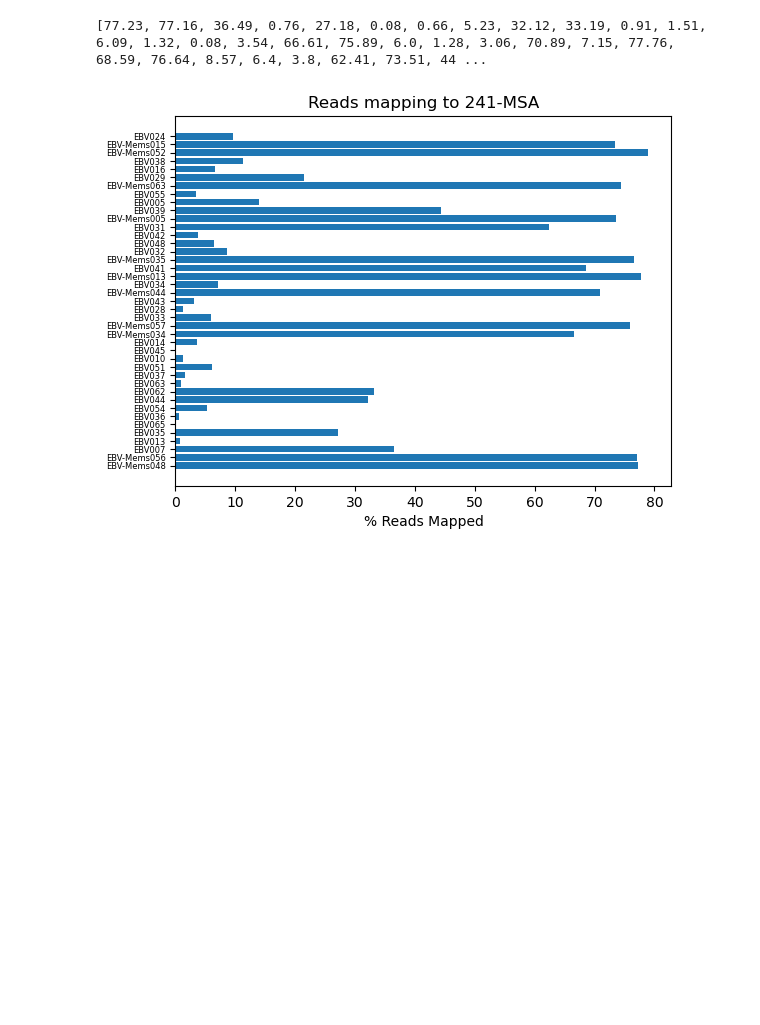
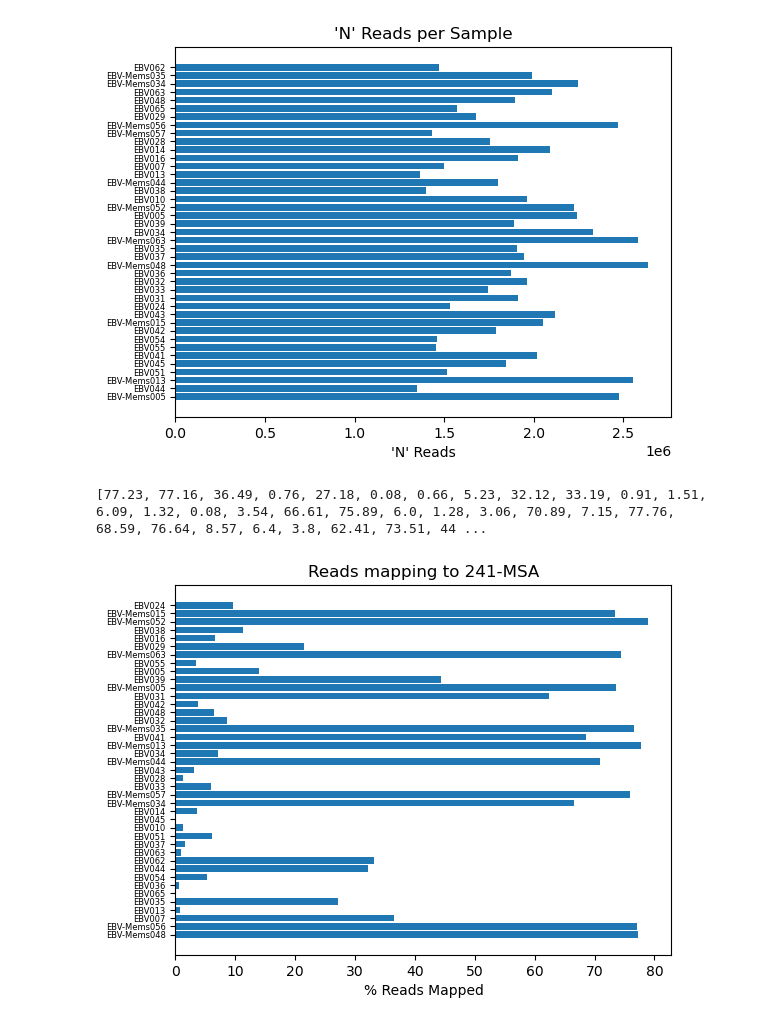
Before and after one commit to jamesboot/ViralVariantCalling, a Jupyter notebook: 6-alignmentQC.ipynb, the cells around one changed output. Saved outputs shown, nothing was run; the diff lists cells and outputs as text; code cells hidden in the pictures; blank space fills up the shorter version.

```diff
--- a/6-alignmentQC.ipynb
+++ b/6-alignmentQC.ipynb
@@ -47,3 +47,26 @@ plt.show()
+# %%
+# Make a plot of total numbner of reads for each sample
+# Create an array of mapping percentages
+# Empty array for results to go in
+mapping = []
+for x in DF_list:
+    val = x.loc['paired in sequencing', 'QC-Passed-Reads']
+    val2 = float(val.replace('%', ''))
+    mapping.append(val2)
+
+#print(mapping)
+
+# Convert to numpy arrays for plotting
+x = np.array(samples)
+y = np.array(mapping)
+
+plt.barh(x,y)
+plt.yticks(fontsize=6)
+plt.xlabel("'N' Reads")
+plt.title("'N' Reads per Sample")
+plt.show()
+# %% [output]
+[figure, added]
 # %%
 # Specify directory
 dir = '/home/genomecentre/Documents/Ade-Analysis/241MSA_AlignQC'
```
Also changed, not shown: parts of 1 cell of this notebook.
